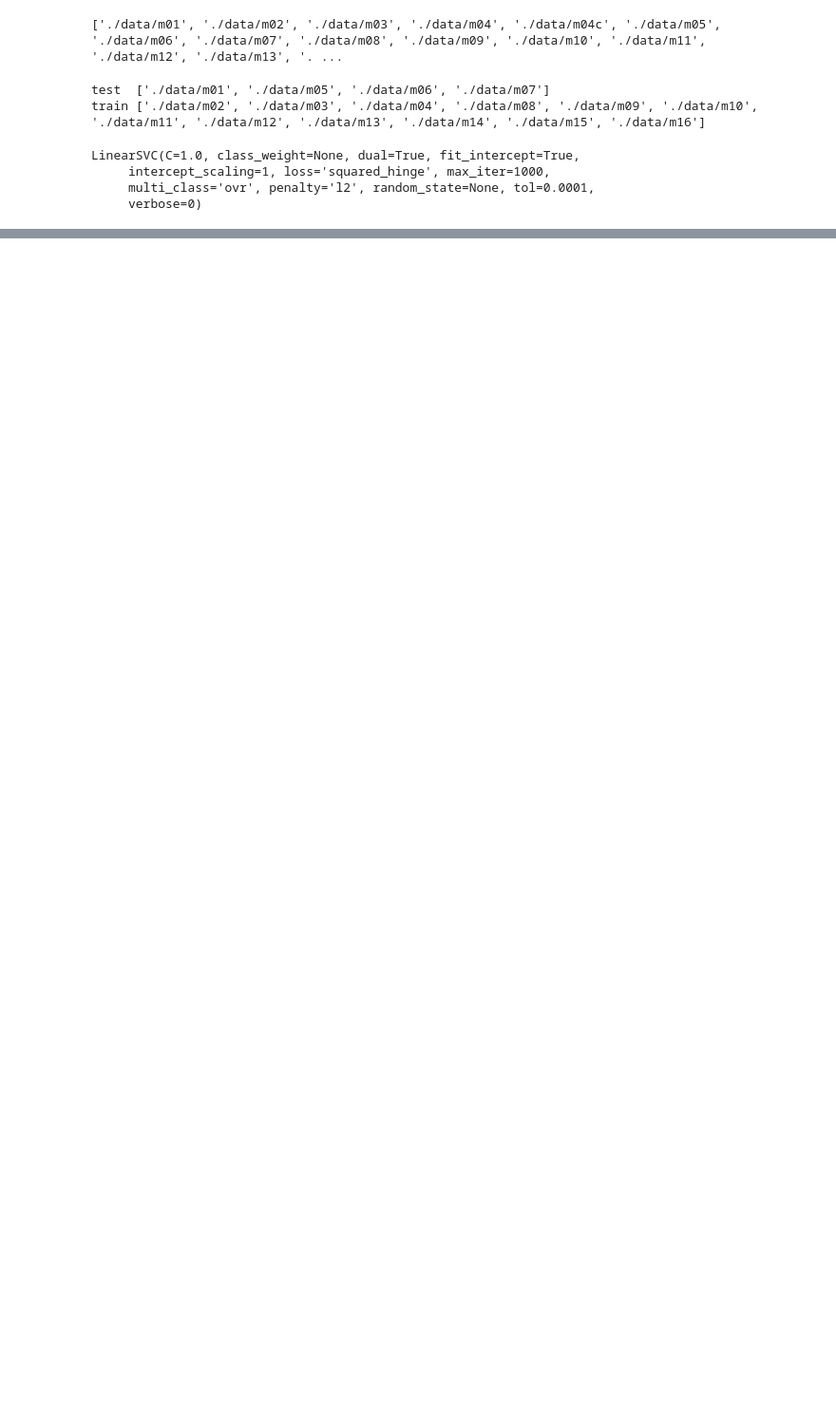
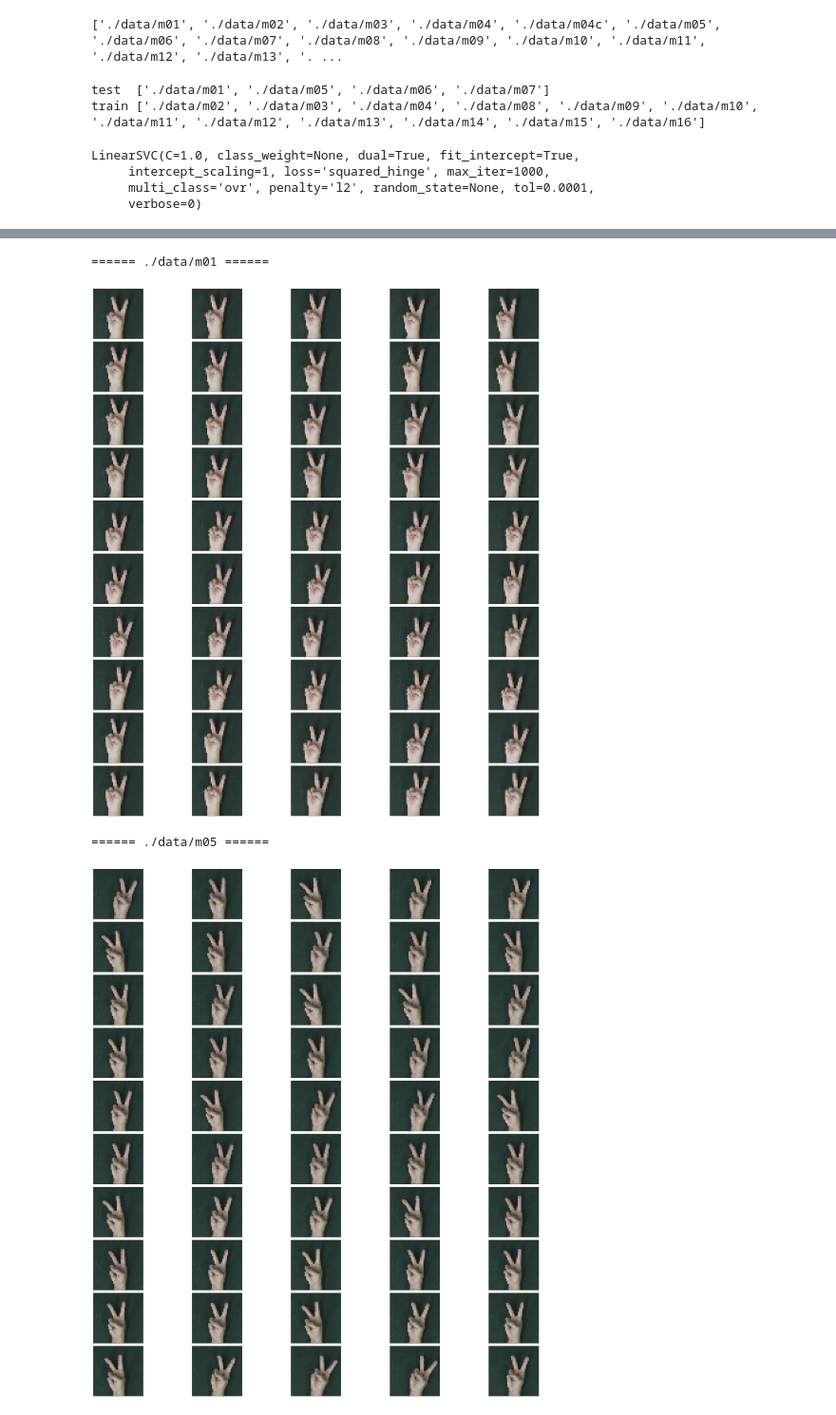
Before and after one commit to HotAllure/python_learning, a Jupyter notebook: ohm_pyml/chapter_6/chapter_6.ipynb, the cells around one changed output, grey strips where cells are left out. Shown at 95% size. Saved outputs shown, nothing was run; the diff lists cells and outputs as text; code cells hidden in the pictures; blank space fills up the shorter version.

```diff
--- a/ohm_pyml/chapter_6/chapter_6.ipynb
+++ b/ohm_pyml/chapter_6/chapter_6.ipynb
@@ -180,0 +184,31 @@ Let's look around.
+# %%
+%matplotlib inline
+import matplotlib.pyplot as plt
+
+num_images = 50
+
+for path in paths_for_test:
+    d = load_handimage(path)
+    images_2 = d.images[d.target==2]
+    images_2 = images_2.reshape(-1 ,IMAGE_SIZE, IMAGE_SIZE, COLOR_BYTE)
+
+    print('====== {0} ======'.format(path))
+
+    fig = plt.figure(figsize=(40,40),dpi=100)
+
+    for i, image in enumerate(images_2[:num_images]):
+
+        plt.subplot(num_images/5,5,i+1)
+        plt.imshow(image)
+
+        ax = plt.gca()
+        ax.tick_params(labelbottom=False, bottom=False)
+        ax.tick_params(labelleft=False, left=False)
+
+    plt.tight_layout()
+    plt.show()
+# %% [output]
+====== ./data/m01 ======
+[figure, added]
+====== ./data/m05 ======
+[figure, added]
```
Also changed, not shown: parts of 11 cells of this notebook.
